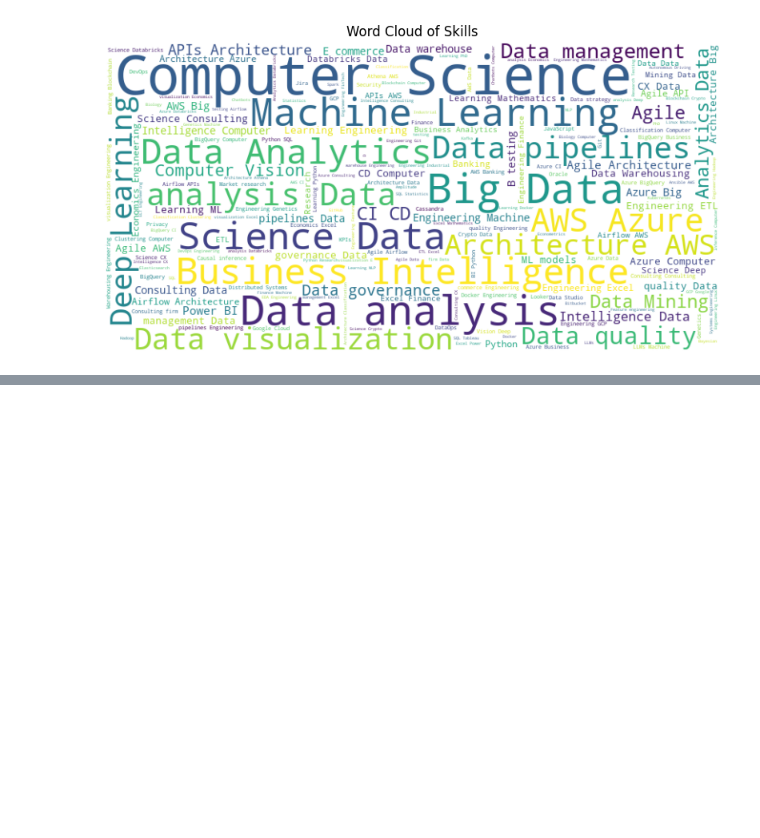
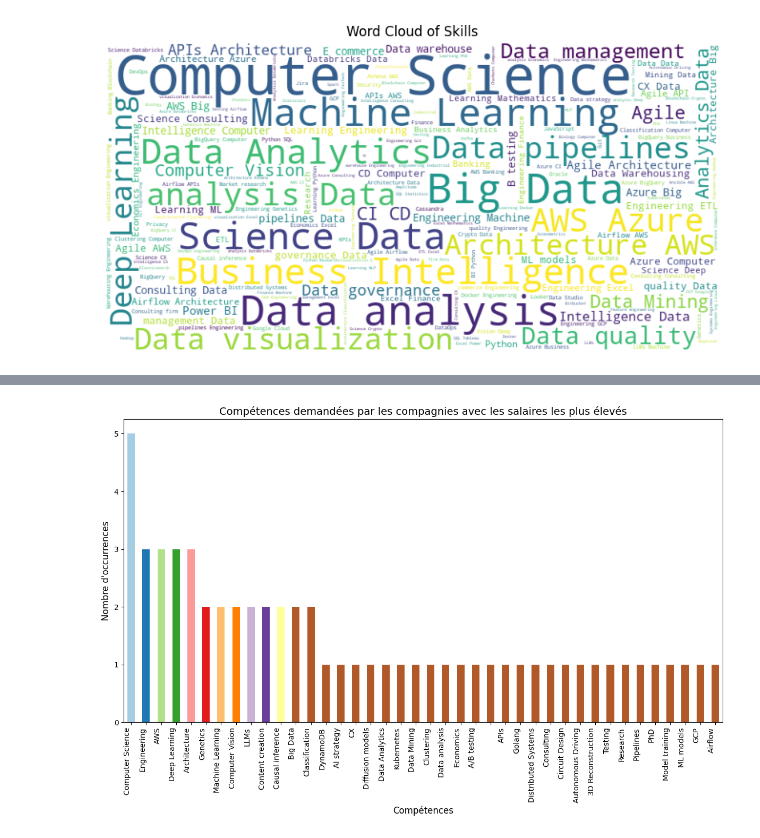
Before and after one commit to Hammilidi/Jobs, a Jupyter notebook: Jobs_Analysis.ipynb, the cells around one changed output, grey strips where cells are left out. Drawn from its saved outputs; the diff is of its cells as text; code cells hidden in the pictures; blank space fills up the shorter version.

```diff
--- a/Jobs_Analysis.ipynb
+++ b/Jobs_Analysis.ipynb
@@ -1322,0 +1484,38 @@ array(['', 'Uri', 'South', 'Nan', 'Washington', 'Porto', 'Ba', 'Ra',
+# %%
+import pandas as pd
+import matplotlib.pyplot as plt
+
+# Sélectionner les lignes où la colonne "Salary" est dans les 10 plus grandes valeurs
+selected_rows = data[data["Salary"].isin(top_10_salaries)][:10]
+
+# Obtenir la colonne "Requirment of the company" correspondante pour les salaires les plus élevés
+selected_skills = selected_rows["Requirment of the company "]
+
+# Créer une liste pour stocker les compétences demandées par les compagnies
+required_skills = []
+
+# Parcourir la colonne "Requirment of the company" pour chaque compagnie
+for skills in selected_skills:
+    # Séparer les compétences en utilisant les virgules comme séparateurs
+    skills_list = skills.split(',')
+    # Ajouter les compétences à la liste
+    required_skills.extend(skills_list)
+
+# Convertir la liste de compétences en un DataFrame pour faciliter le comptage
+skills_df = pd.DataFrame(required_skills, columns=["Skills"])
+
+# Compter le nombre d'occurrences de chaque compétence
+skills_counts = skills_df["Skills"].value_counts()
+
+# Afficher le graphique à barres des compétences demandées par les compagnies avec les salaires les plus élevés
+plt.figure(figsize=(12, 8))
+colors = plt.cm.Paired(range(len(skills_counts)))  # Utiliser une palette de couleurs
+skills_counts.plot(kind='bar', color=colors)
+plt.xlabel("Compétences", fontsize=12)
+plt.ylabel("Nombre d'occurrences", fontsize=12)
+plt.title("Compétences demandées par les compagnies avec les salaires les plus élevés", fontsize=14)
+plt.xticks(rotation=90, ha='right', fontsize=10)  # Augmenter la taille des étiquettes de l'axe des x
+plt.tight_layout()
+plt.show()
+# %% [output]
+[figure, added]
```
Also changed, not shown: parts of 64 cells of this notebook.
